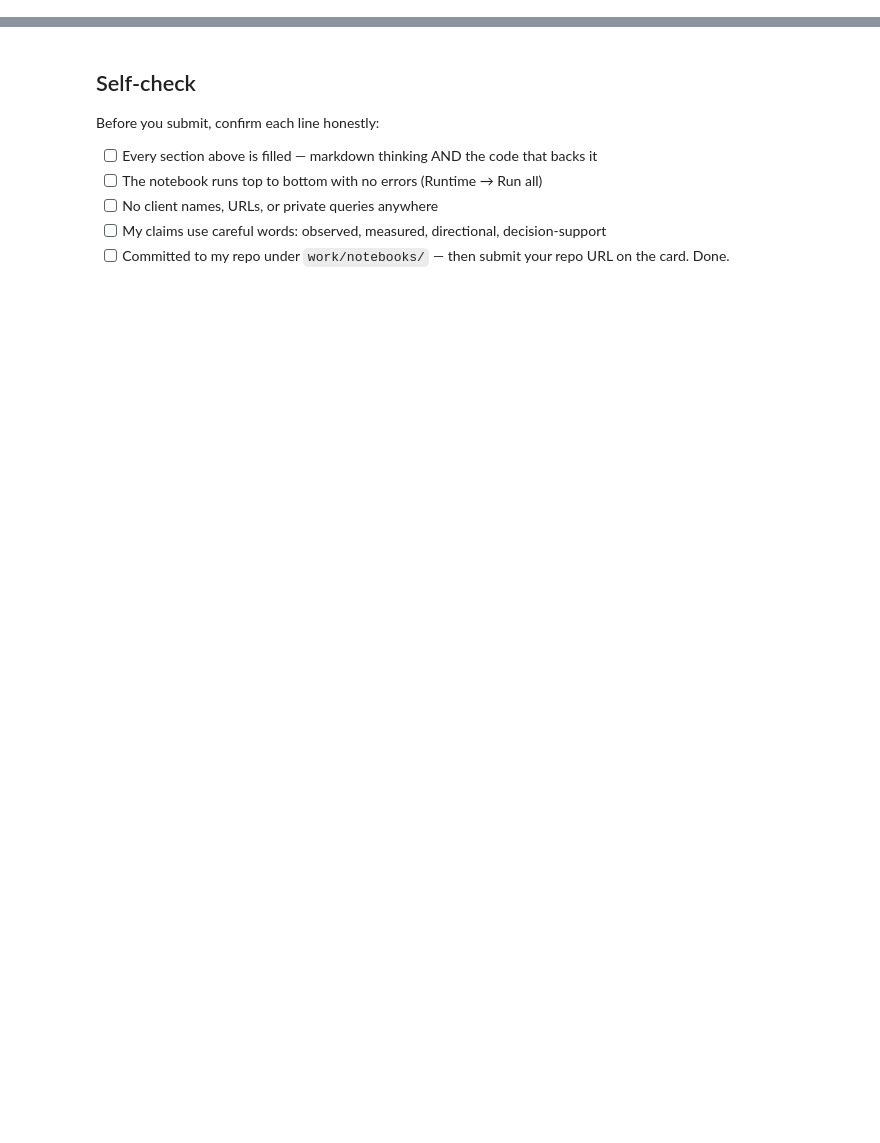
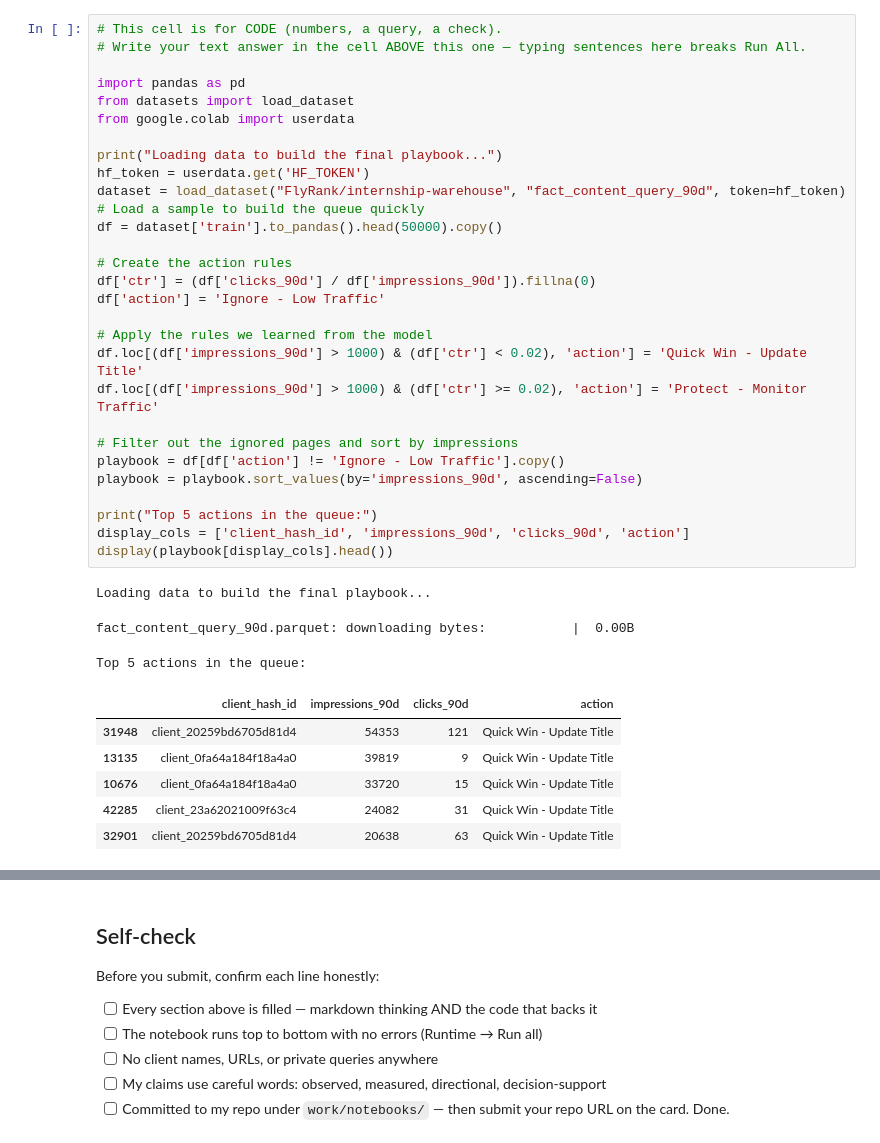
Before and after one commit to rafayraza-nextgen/flyrank-ml-internship, a Jupyter notebook: work/notebooks/w07_action_playbook.ipynb, the cells around one changed output, grey strips where cells are left out. Saved outputs shown, nothing was run; the diff lists cells and outputs as text; blank space fills up the shorter version.

```diff
--- a/work/notebooks/w07_action_playbook.ipynb
+++ b/work/notebooks/w07_action_playbook.ipynb
@@ -12,0 +17,39 @@ This skeleton is yours to fill. Work the sections **in order** — each one has
+# %%
+# This cell is for CODE (numbers, a query, a check).
+# Write your text answer in the cell ABOVE this one — typing sentences here breaks Run All.
+
+import pandas as pd
+from datasets import load_dataset
+from google.colab import userdata
+
+print("Loading data to build the final playbook...")
+hf_token = userdata.get('HF_TOKEN')
+dataset = load_dataset("FlyRank/internship-warehouse", "fact_content_query_90d", token=hf_token)
+# Load a sample to build the queue quickly
+df = dataset['train'].to_pandas().head(50000).copy()
+
+# Create the action rules
+df['ctr'] = (df['clicks_90d'] / df['impressions_90d']).fillna(0)
+df['action'] = 'Ignore - Low Traffic'
+
+# Apply the rules we learned from the model
+df.loc[(df['impressions_90d'] > 1000) & (df['ctr'] < 0.02), 'action'] = 'Quick Win - Update Title'
+df.loc[(df['impressions_90d'] > 1000) & (df['ctr'] >= 0.02), 'action'] = 'Protect - Monitor Traffic'
+
+# Filter out the ignored pages and sort by impressions
+playbook = df[df['action'] != 'Ignore - Low Traffic'].copy()
+playbook = playbook.sort_values(by='impressions_90d', ascending=False)
+
+print("Top 5 actions in the queue:")
+display_cols = ['client_hash_id', 'impressions_90d', 'clicks_90d', 'action']
+display(playbook[display_cols].head())
+# %% [output]
+Loading data to build the final playbook...
+fact_content_query_90d.parquet: downloading bytes:           |  0.00B
+Top 5 actions in the queue:
+|  | client_hash_id | impressions_90d | clicks_90d | action |
+| 31948 | client_20259bd6705d81d4 | 54353 | 121 | Quick Win - Update Title |
+| 13135 | client_0fa64a184f18a4a0 | 39819 | 9 | Quick Win - Update Title |
+| 10676 | client_0fa64a184f18a4a0 | 33720 | 15 | Quick Win - Update Title |
+| 42285 | client_23a62021009f63c4 | 24082 | 31 | Quick Win - Update Title |
+| 32901 | client_20259bd6705d81d4 | 20638 | 63 | Quick Win - Update Title |
```
Also changed, not shown: parts of 18 cells of this notebook.
